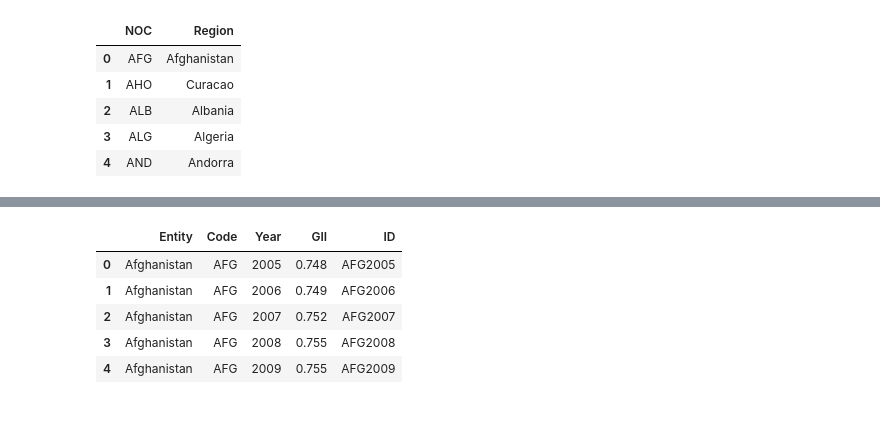
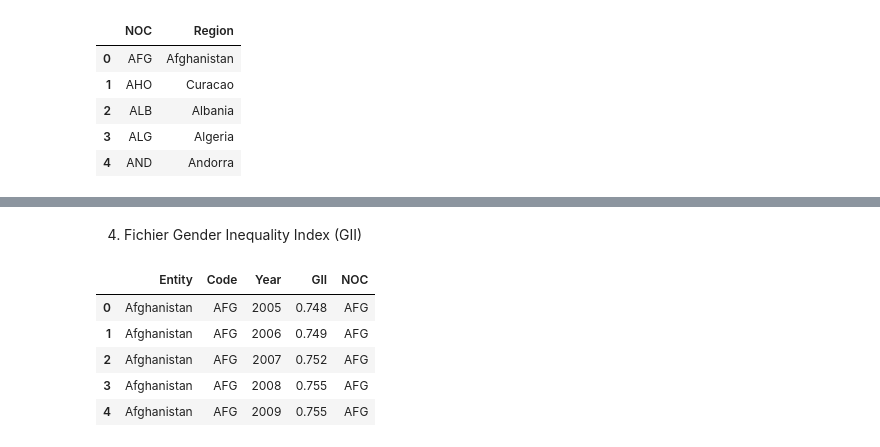
Before and after one commit to Suziwan/Projet_Final_JO, a Jupyter notebook: dataprep/Suzanne/Data_Preparation_Suzanne.ipynb, the cells around one changed output, grey strips where cells are left out. Cells and saved outputs as stored; diff of their text form; code cells hidden in the pictures; blank space fills up the shorter version.

```diff
--- a/dataprep/Suzanne/Data_Preparation_Suzanne.ipynb
+++ b/dataprep/Suzanne/Data_Preparation_Suzanne.ipynb
@@ -107,0 +110,5 @@ noc_regions.head()
+# %%
+# Importer les données dans un dataframe
+noc_codes = pd.read_csv("./countrycodes.csv", sep=",", encoding="ISO-8859-1")
+
+noc_codes.head()
@@ -107,0 +122,12 @@ noc_regions.head()
+# %%
+# Ne garder que les deux colonnes Code et NOC puis les renommer
+noc_codes = noc_codes[['ISO 3166-1 alpha3', 'IOC']]
+noc_codes = noc_codes.rename(columns={'ISO 3166-1 alpha3': 'Code', 'IOC': 'NOC'})
+
+# Supprimer les valeurs manquantes (45 sur Data Wrangler)
+noc_codes = noc_codes.dropna()
+
+# Enregistrer le nouveau fichier
+noc_codes.to_csv("final_data/noc_codes_clean.csv", index=False)
+
+noc_codes.head()
@@ -108,21 +141,26 @@ noc_regions.head()
+# %% [markdown]
+4. Fichier Gender Inequality Index (GII)
 # %%
 # Importer les données dans un dataframe
 gii_country = pd.read_csv("./gender-inequality-index-from-the-human-development-report.csv", sep = ",")
 
 # Enlever les lignes sans Code
 gii_country.dropna(subset=['Code'], inplace=True)
 
 # Renommer la colonne des index
 gii_country.rename(columns={'Gender Inequality Index': 'GII'}, inplace=True)
 
-# Création de l'ID (concaténation du NOC et année)
-gii_country['ID'] = gii_country['Code'] + gii_country['Year'].astype(str)
+# Ajouter une colonne avec les codes NOC correspondants à Code pour chaque ligne (fusionner avec noc_codes)
+gii_country = gii_country.merge(noc_codes, left_on='Code', right_on='Code', how='left')
+
+# Remplacer la valeur manquante pour South Sudan par SSD (vérifié sur site Olympics.com et table noc_regions)
+gii_country.loc[gii_country['Entity'] == 'South Sudan', 'NOC'] = 'SSD'
 
 gii_country.head()
 # %% [output]
-|  | Entity | Code | Year | GII | ID |
-| 0 | Afghanistan | AFG | 2005 | 0.748 | AFG2005 |
-| 1 | Afghanistan | AFG | 2006 | 0.749 | AFG2006 |
-| 2 | Afghanistan | AFG | 2007 | 0.752 | AFG2007 |
-| 3 | Afghanistan | AFG | 2008 | 0.755 | AFG2008 |
-| 4 | Afghanistan | AFG | 2009 | 0.755 | AFG2009 |
+|  | Entity | Code | Year | GII | NOC |
+| 0 | Afghanistan | AFG | 2005 | 0.748 | AFG |
+| 1 | Afghanistan | AFG | 2006 | 0.749 | AFG |
+| 2 | Afghanistan | AFG | 2007 | 0.752 | AFG |
+| 3 | Afghanistan | AFG | 2008 | 0.755 | AFG |
+| 4 | Afghanistan | AFG | 2009 | 0.755 | AFG |
```
Also changed, not shown: parts of 25 cells of this notebook, 5 other files.
